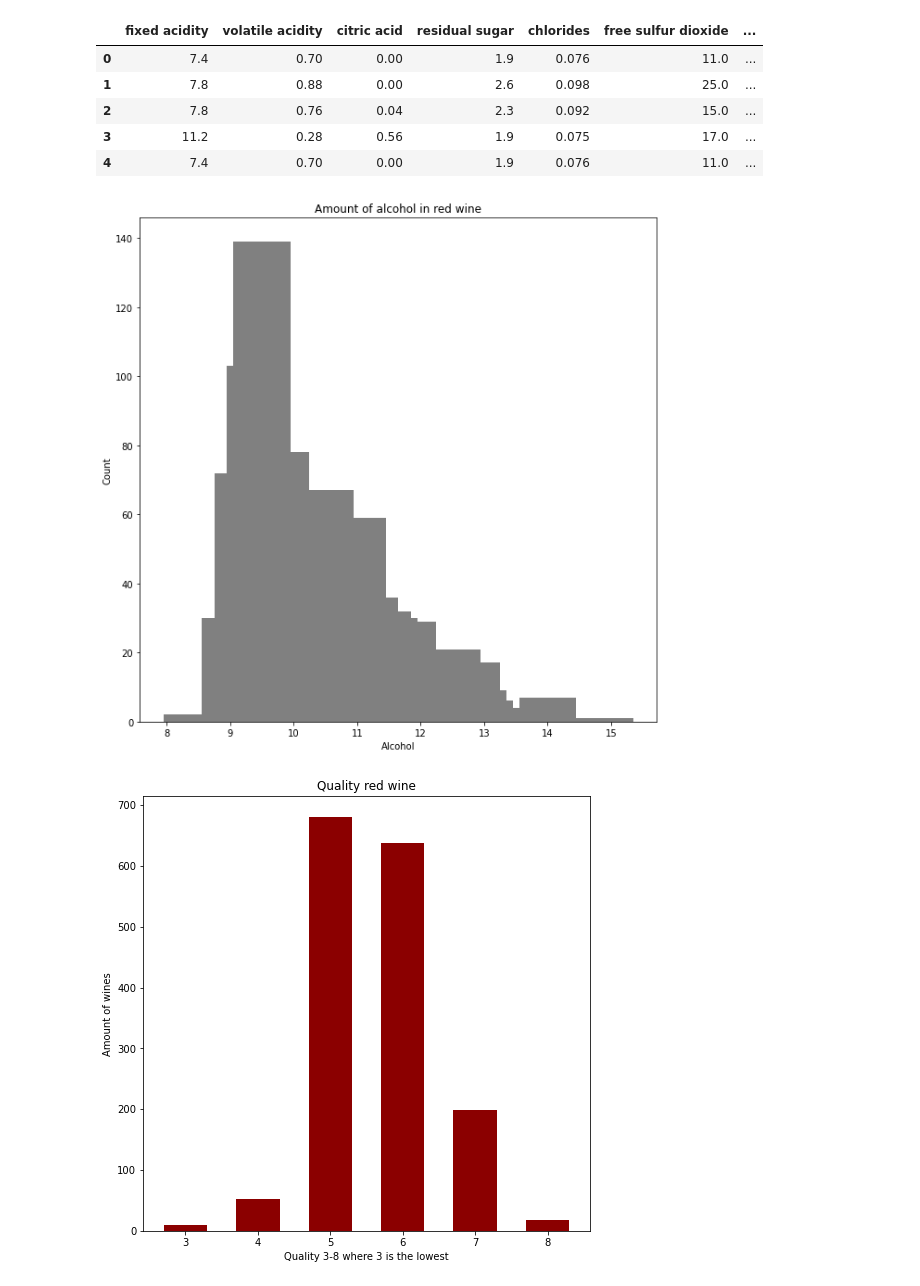
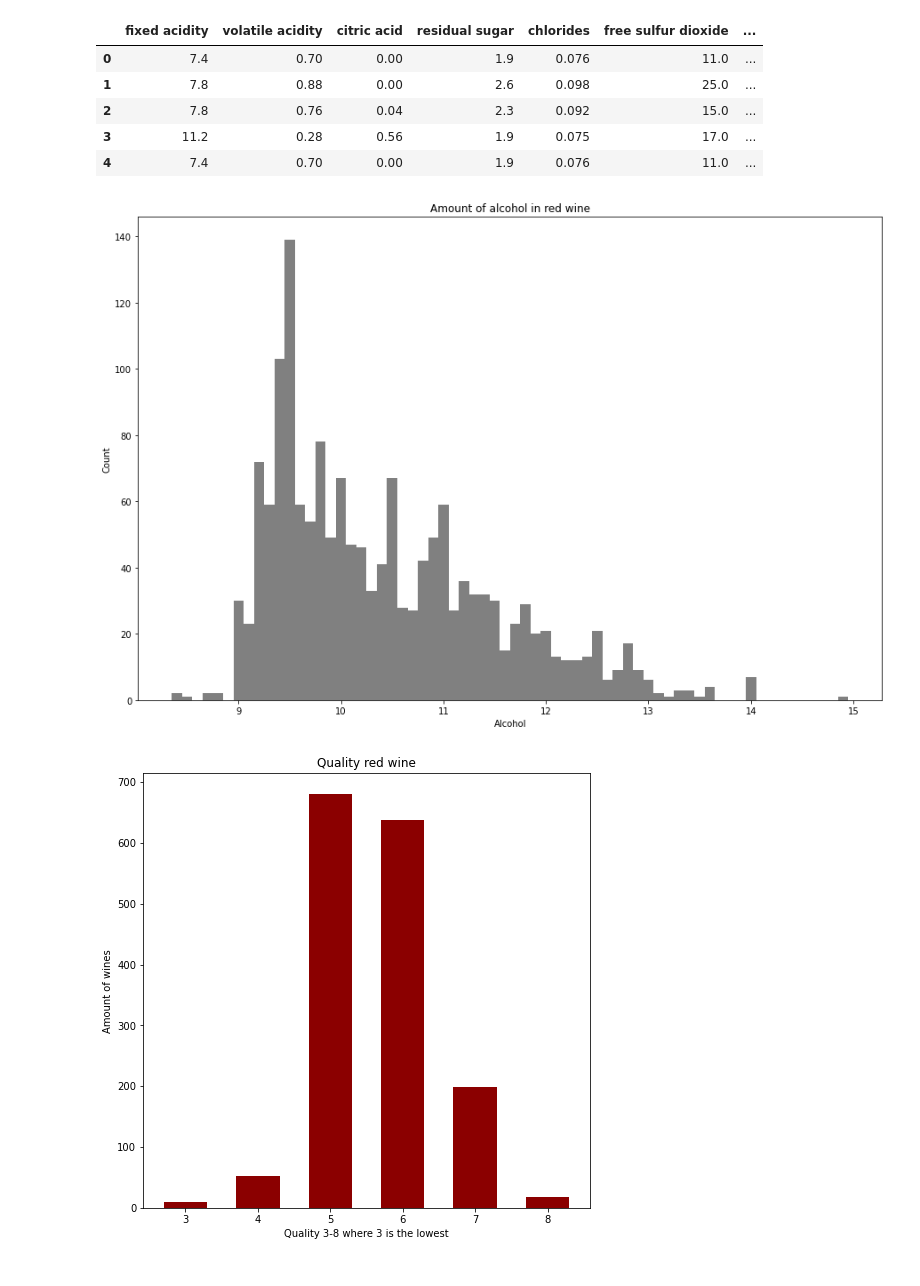
Before and after one commit to movifu1982/EDA---Wine-Project, a Jupyter notebook: homework.ipynb, the cells around one changed output. Drawn from its saved outputs; the diff is of its cells as text; code cells hidden in the pictures.

```diff
--- a/homework.ipynb
+++ b/homework.ipynb
@@ -35,16 +35,16 @@ categories=['low', 'medium', 'high'])
 # %%
 
 
 only_alcohol= red_wine["alcohol"].value_counts()
-plt.figure(figsize=(10, 10))
-plt.bar(only_alcohol.index, only_alcohol, width=0.9, color="grey")
+plt.figure(figsize=(15, 10))
+plt.bar(only_alcohol.index, only_alcohol, width=0.1, color="grey")
 plt.title("Amount of alcohol in red wine")
 plt.xlabel("Alcohol")
 plt.ylabel("Count")
 
 plt.show()
 # %% [output]
-[figure, old version]
+[figure, new version]
 # %%
 quality= red_wine["quality"].value_counts()
 plt.figure(figsize=(8, 8))
```
Also changed, not shown: parts of 7 cells of this notebook.
